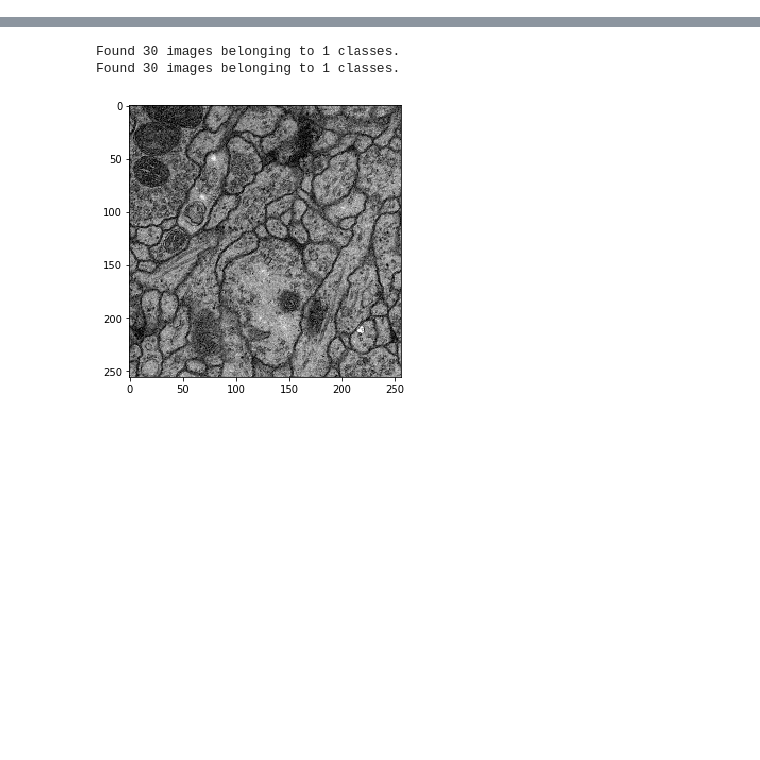
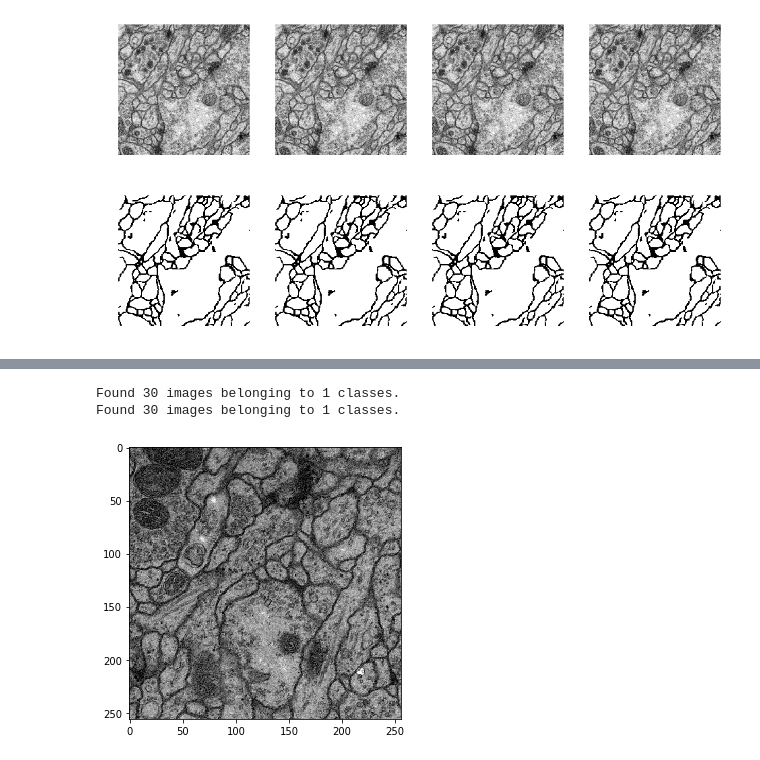
Before and after one commit to a-martyn/unet, a Jupyter notebook: data_visualisation.ipynb, the cells around one changed output, grey strips where cells are left out. Drawn from its saved outputs; the diff is of its cells as text; code cells hidden in the pictures; blank space fills up the shorter version.

```diff
--- a/data_visualisation.ipynb
+++ b/data_visualisation.ipynb
@@ -43 +24,7 @@ data_gen_args = dict(
+# %%
+show_augmentation('data/membrane/test/input/0.png', input_generator_test, n_rows=1)
+show_augmentation('data/membrane/test/target/0.png', target_generator_test, n_rows=1)
+# %% [output]
+[figure, added]
+[figure, added]
 # %% [markdown]
```
Also changed, not shown: parts of 15 cells of this notebook, 2 other files.
